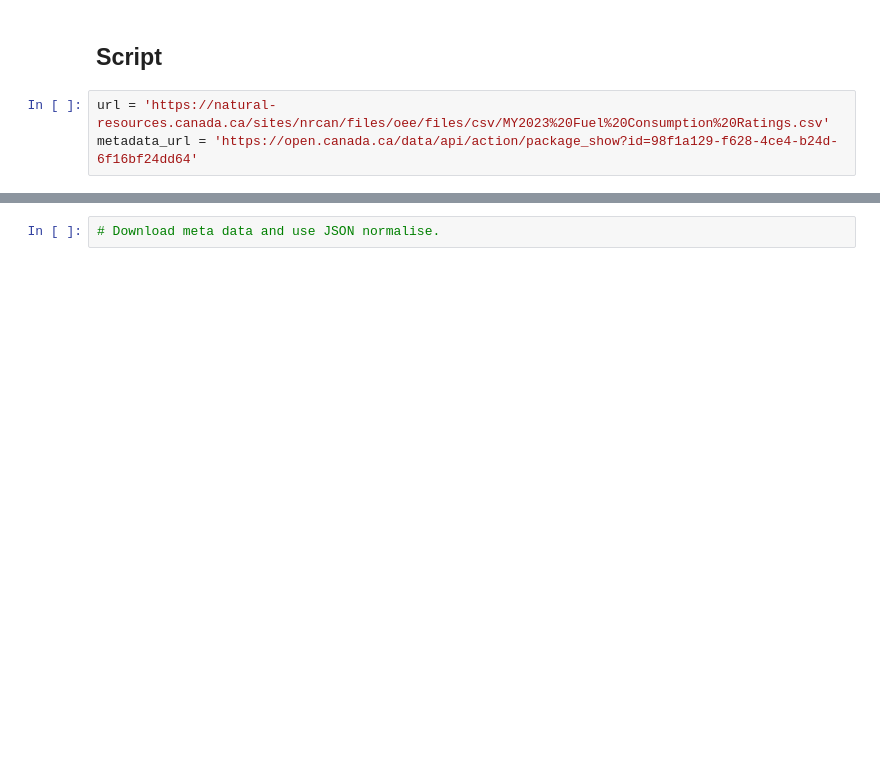
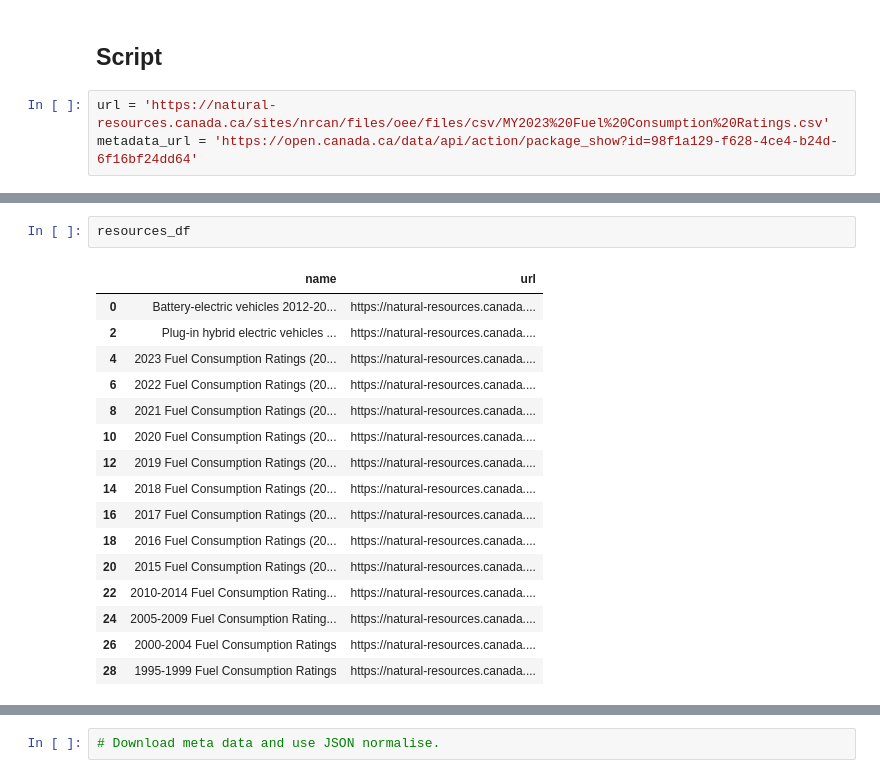
Before and after one commit to jhicks2306/vehicle-co2, a Jupyter notebook: datadownload.ipynb, the cells around one changed output, grey strips where cells are left out. Cells and saved outputs as stored; diff of their text form; blank space fills up the shorter version.

```diff
--- a/datadownload.ipynb
+++ b/datadownload.ipynb
@@ -164,0 +286,19 @@ metadata_resp.headers
+# %%
+resources_df
+# %% [output]
+|  | name | url |
+| 0 | Battery-electric vehicles 2012-20... | https://natural-resources.canada.... |
+| 2 | Plug-in hybrid electric vehicles ... | https://natural-resources.canada.... |
+| 4 | 2023 Fuel Consumption Ratings (20... | https://natural-resources.canada.... |
+| 6 | 2022 Fuel Consumption Ratings (20... | https://natural-resources.canada.... |
+| 8 | 2021 Fuel Consumption Ratings (20... | https://natural-resources.canada.... |
+| 10 | 2020 Fuel Consumption Ratings (20... | https://natural-resources.canada.... |
+| 12 | 2019 Fuel Consumption Ratings (20... | https://natural-resources.canada.... |
+| 14 | 2018 Fuel Consumption Ratings (20... | https://natural-resources.canada.... |
+| 16 | 2017 Fuel Consumption Ratings (20... | https://natural-resources.canada.... |
+| 18 | 2016 Fuel Consumption Ratings (20... | https://natural-resources.canada.... |
+| 20 | 2015 Fuel Consumption Ratings (20... | https://natural-resources.canada.... |
+| 22 | 2010-2014 Fuel Consumption Rating... | https://natural-resources.canada.... |
+| 24 | 2005-2009 Fuel Consumption Rating... | https://natural-resources.canada.... |
+| 26 | 2000-2004 Fuel Consumption Ratings | https://natural-resources.canada.... |
+| 28 | 1995-1999 Fuel Consumption Ratings | https://natural-resources.canada.... |
```
Also changed, not shown: parts of 30 cells of this notebook, 17 other files.
